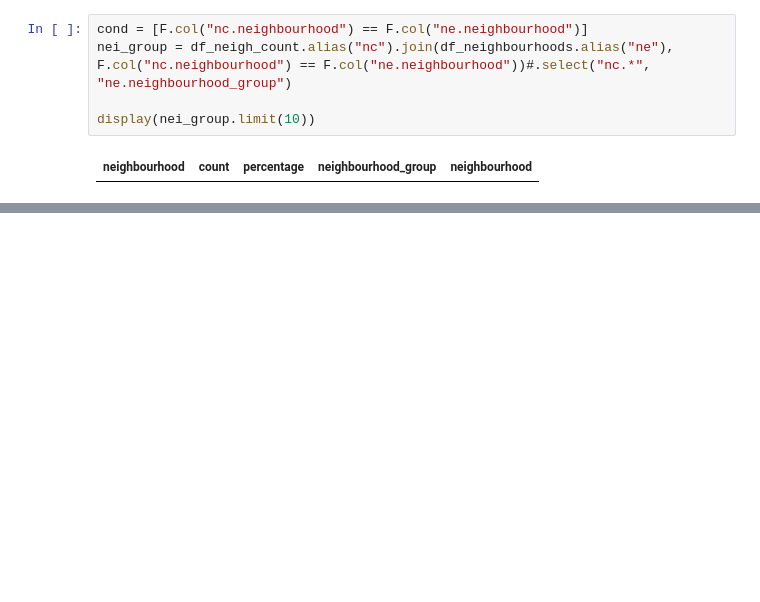
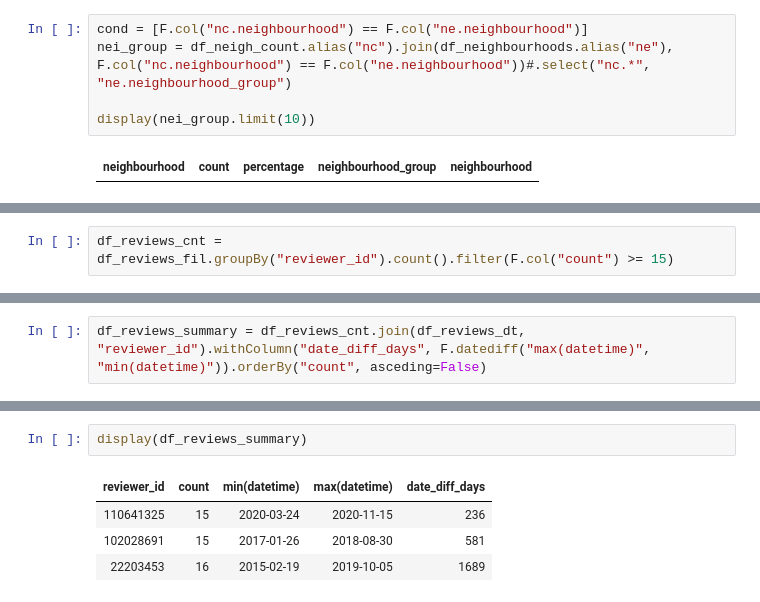
Before and after one commit to alcherniaev/Amazon_S3_databricks, a Jupyter notebook: DE_AWS_S3.ipynb, the cells around one changed output, grey strips where cells are left out. Cells and saved outputs as stored; diff of their text form; blank space fills up the shorter version.

```diff
--- a/DE_AWS_S3.ipynb
+++ b/DE_AWS_S3.ipynb
@@ -335,0 +395,2 @@ df_listing.filter(F.col("neighbourhood") == "Stockholm, Stockholms län, Sweden"
+# %%
+df_reviews_cnt = df_reviews_fil.groupBy("reviewer_id").count().filter(F.col("count") >= 15)
@@ -335,0 +431,2 @@ df_listing.filter(F.col("neighbourhood") == "Stockholm, Stockholms län, Sweden"
+# %%
+df_reviews_summary = df_reviews_cnt.join(df_reviews_dt, "reviewer_id").withColumn("date_diff_days", F.datediff("max(datetime)", "min(datetime)")).orderBy("count", asceding=False)
@@ -335,0 +435,7 @@ df_listing.filter(F.col("neighbourhood") == "Stockholm, Stockholms län, Sweden"
+# %%
+display(df_reviews_summary)
+# %% [output]
+| reviewer_id | count | min(datetime) | max(datetime) | date_diff_days |
+| 110641325 | 15 | 2020-03-24 | 2020-11-15 | 236 |
+| 102028691 | 15 | 2017-01-26 | 2018-08-30 | 581 |
+| 22203453 | 16 | 2015-02-19 | 2019-10-05 | 1689 |
```
Also changed, not shown: parts of 23 cells of this notebook.
